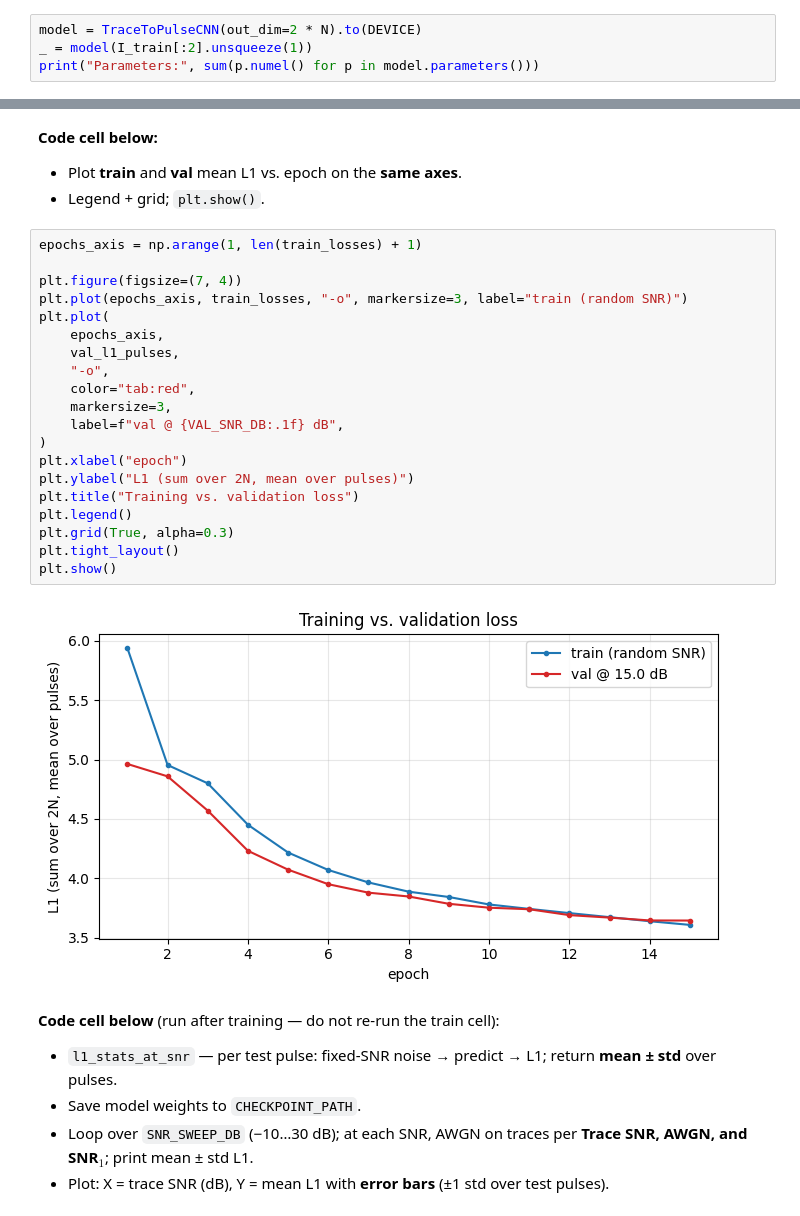
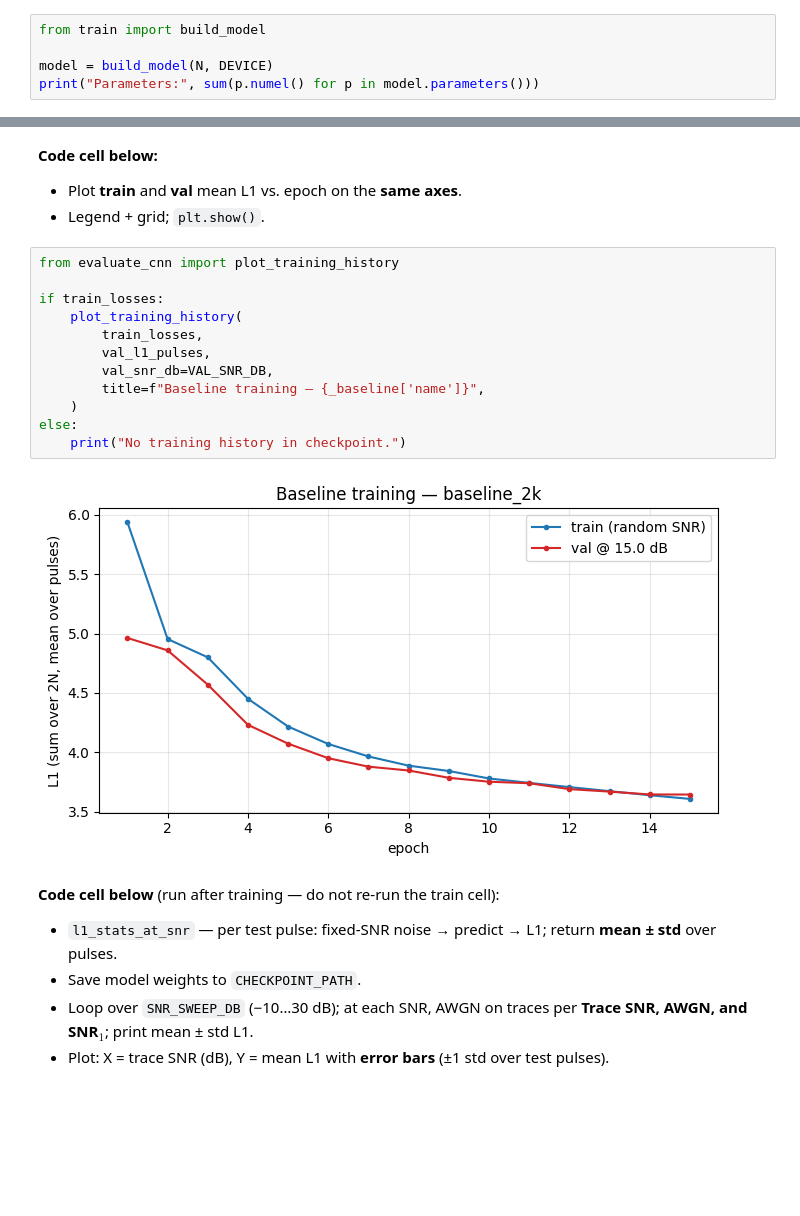
Before and after one commit to cheers19/Ultra-Fast-Detection-Project, a Jupyter notebook: src/reconstruction_snr_experiments.ipynb, the cells around one changed output, grey strips where cells are left out. Drawn from its saved outputs; the diff is of its cells as text; blank space fills up the shorter version.

```diff
--- a/src/reconstruction_snr_experiments.ipynb
+++ b/src/reconstruction_snr_experiments.ipynb
@@ -305,8 +298,9 @@ E_test (512, 128) I_test (512, 64, 64)
 - Instantiate imported `TraceToPulseCNN` on `DEVICE`.
 - One dummy forward (for `LazyLinear`); print parameter count.
 # %%
-model = TraceToPulseCNN(out_dim=2 * N).to(DEVICE)
-_ = model(I_train[:2].unsqueeze(1))
+from train import build_model
+
+model = build_model(N, DEVICE)
 print("Parameters:", sum(p.numel() for p in model.parameters()))
 # %% [output]
 Parameters: 4266208
@@ -384,27 +359,19 @@ Done.
 - Plot **train** and **val** mean L1 vs. epoch on the **same axes**.
 - Legend + grid; `plt.show()`.
 # %%
-epochs_axis = np.arange(1, len(train_losses) + 1)
+from evaluate_cnn import plot_training_history
 
-plt.figure(figsize=(7, 4))
-plt.plot(epochs_axis, train_losses, "-o", markersize=3, label="train (random SNR)")
-plt.plot(
-    epochs_axis,
-    val_l1_pulses,
-    "-o",
-    color="tab:red",
-    markersize=3,
-    label=f"val @ {VAL_SNR_DB:.1f} dB",
-)
-plt.xlabel("epoch")
-plt.ylabel("L1 (sum over 2N, mean over pulses)")
-plt.title("Training vs. validation loss")
-plt.legend()
-plt.grid(True, alpha=0.3)
-plt.tight_layout()
-plt.show()
+if train_losses:
+    plot_training_history(
+        train_losses,
+        val_l1_pulses,
+        val_snr_db=VAL_SNR_DB,
+        title=f"Baseline training — {_baseline['name']}",
+    )
+else:
+    print("No training history in checkpoint.")
 # %% [output]
-[figure, old version]
+[figure, new version]
 # %% [markdown]
 **Code cell below** (run after training — do not re-run the train cell):
 
```
Also changed, not shown: parts of 9 cells of this notebook, 11 other files.
